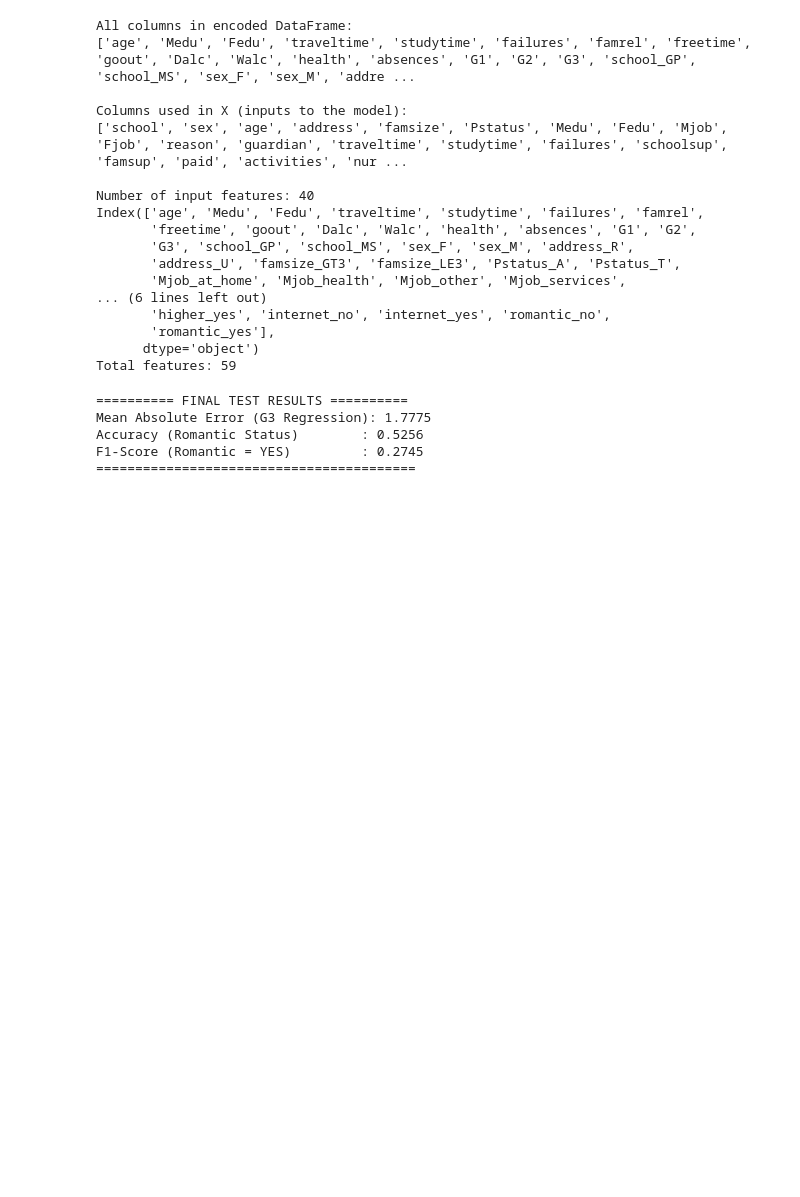
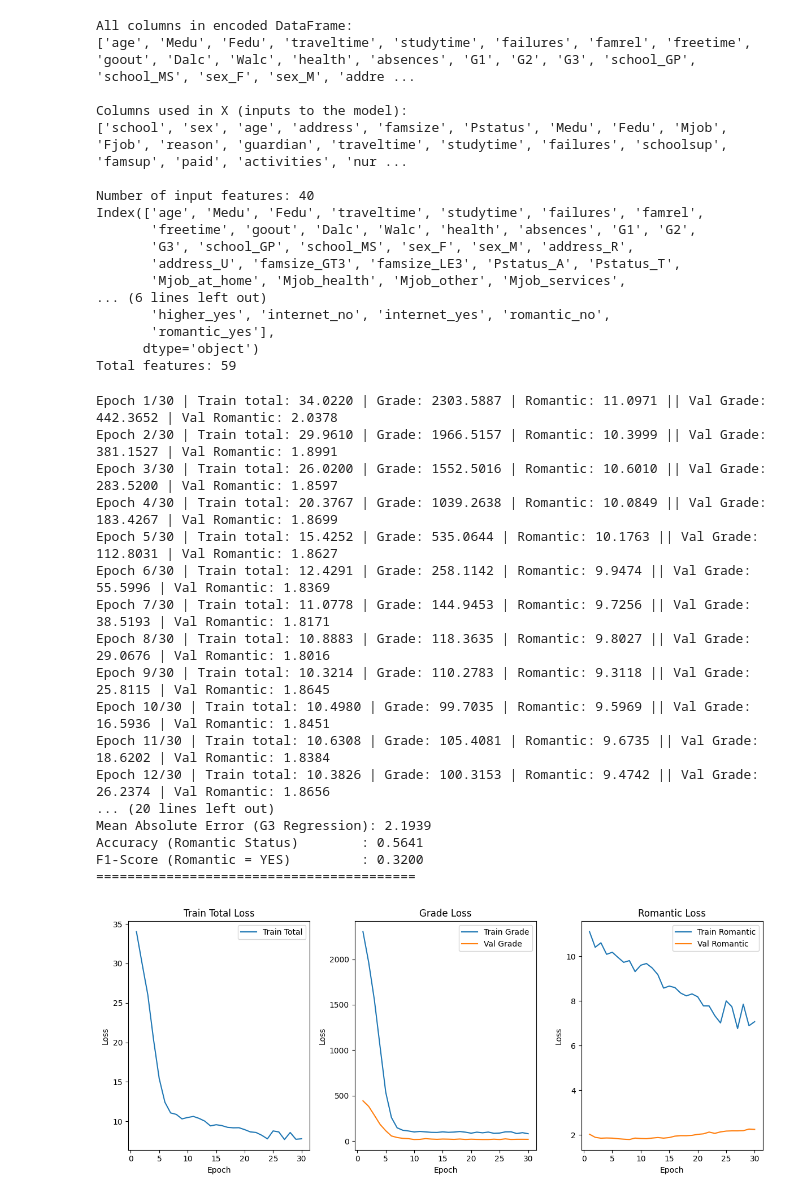
Before and after one commit to SandroMuradashvili/MTL_student_performance, a Jupyter notebook: MTL_student_performance.ipynb, the cells around one changed output. Cells and saved outputs as stored; diff of their text form; code cells hidden in the pictures; blank space fills up the shorter version.

```diff
--- a/MTL_student_performance.ipynb
+++ b/MTL_student_performance.ipynb
@@ -428,15 +477,32 @@ def evaluate_on_test(model, test_loader, device="cpu"):
 # %%
 train_model(model, train_loader, val_loader,alpha=0.01, epochs=30)
 
 evaluate_on_test(model, test_loader)
 
+# after training finishes
+plot_losses(train_total_losses, train_grade_losses, train_rom_losses,
+            val_grade_losses, val_rom_losses)
+
 torch.save(model.state_dict(), "best_model.pth")
 # %% [output]
-========== FINAL TEST RESULTS ==========
-Mean Absolute Error (G3 Regression): 1.7775
-Accuracy (Romantic Status)        : 0.5256
-F1-Score (Romantic = YES)         : 0.2745
+Epoch 1/30 | Train total: 34.0220 | Grade: 2303.5887 | Romantic: 11.0971 || Val Grade: 442.3652 | Val Romantic: 2.0378
+Epoch 2/30 | Train total: 29.9610 | Grade: 1966.5157 | Romantic: 10.3999 || Val Grade: 381.1527 | Val Romantic: 1.8991
+Epoch 3/30 | Train total: 26.0200 | Grade: 1552.5016 | Romantic: 10.6010 || Val Grade: 283.5200 | Val Romantic: 1.8597
+Epoch 4/30 | Train total: 20.3767 | Grade: 1039.2638 | Romantic: 10.0849 || Val Grade: 183.4267 | Val Romantic: 1.8699
+Epoch 5/30 | Train total: 15.4252 | Grade: 535.0644 | Romantic: 10.1763 || Val Grade: 112.8031 | Val Romantic: 1.8627
+Epoch 6/30 | Train total: 12.4291 | Grade: 258.1142 | Romantic: 9.9474 || Val Grade: 55.5996 | Val Romantic: 1.8369
+Epoch 7/30 | Train total: 11.0778 | Grade: 144.9453 | Romantic: 9.7256 || Val Grade: 38.5193 | Val Romantic: 1.8171
+Epoch 8/30 | Train total: 10.8883 | Grade: 118.3635 | Romantic: 9.8027 || Val Grade: 29.0676 | Val Romantic: 1.8016
+Epoch 9/30 | Train total: 10.3214 | Grade: 110.2783 | Romantic: 9.3118 || Val Grade: 25.8115 | Val Romantic: 1.8645
+Epoch 10/30 | Train total: 10.4980 | Grade: 99.7035 | Romantic: 9.5969 || Val Grade: 16.5936 | Val Romantic: 1.8451
+Epoch 11/30 | Train total: 10.6308 | Grade: 105.4081 | Romantic: 9.6735 || Val Grade: 18.6202 | Val Romantic: 1.8384
+Epoch 12/30 | Train total: 10.3826 | Grade: 100.3153 | Romantic: 9.4742 || Val Grade: 26.2374 | Val Romantic: 1.8656
+... (20 lines left out)
+Mean Absolute Error (G3 Regression): 2.1939
+Accuracy (Romantic Status)        : 0.5641
+F1-Score (Romantic = YES)         : 0.3200
 =========================================
+[figure, added]
 # %%
 model_2 = MultiTaskModel(input_dim=40)
 
```
Also changed, not shown: parts of 3 cells of this notebook.
